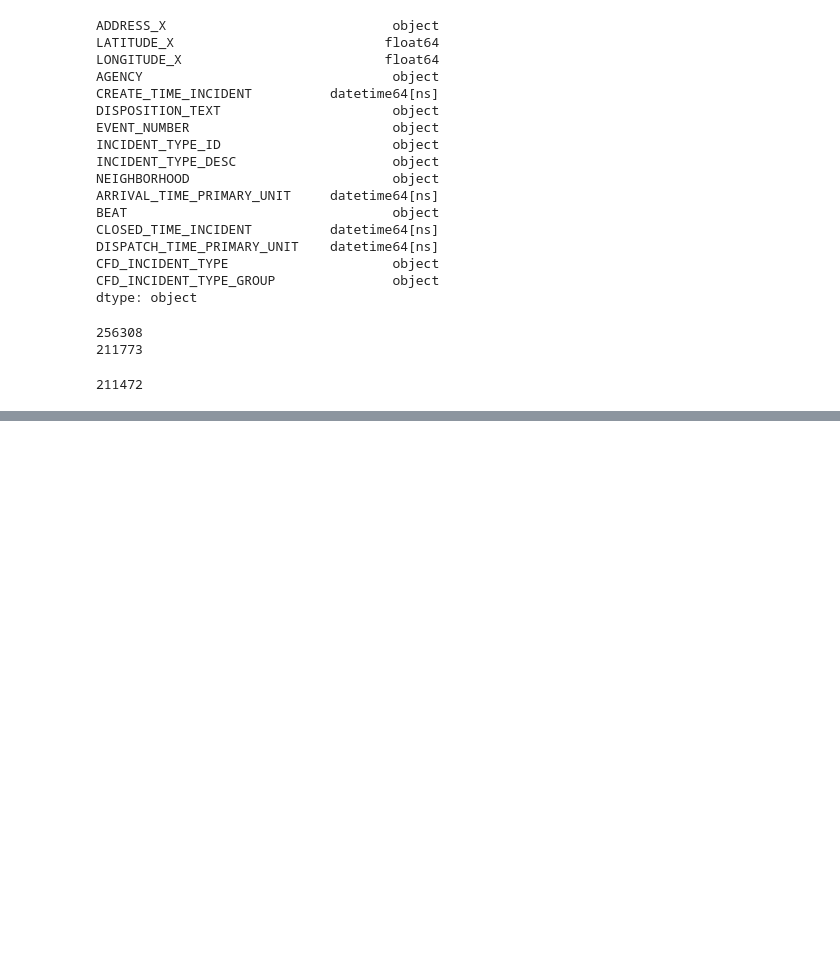
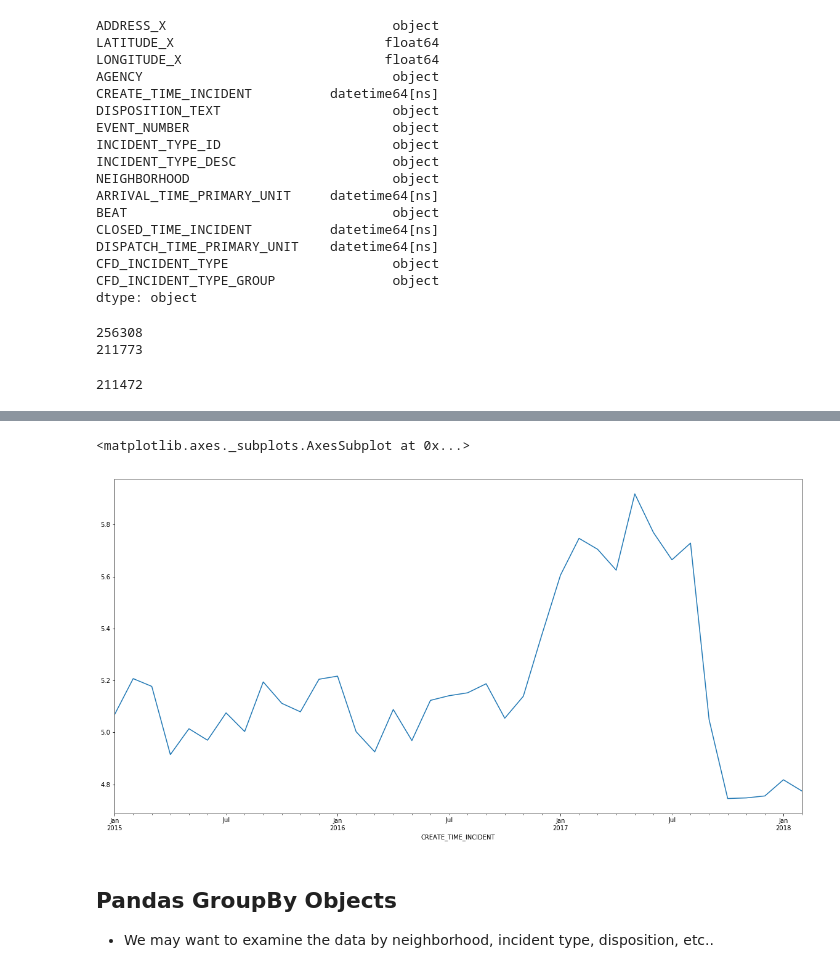
Before and after one commit to billmcmillin/python-data-day, a Jupyter notebook: sample/Visualization.ipynb, the cells around one changed output, grey strips where cells are left out. Drawn from its saved outputs; the diff is of its cells as text; code cells hidden in the pictures; blank space fills up the shorter version.

```diff
--- a/sample/Visualization.ipynb
+++ b/sample/Visualization.ipynb
@@ -72,0 +103,5 @@ import matplotlib.pyplot as plt
+# %%
+#patterns may emerge by grouping the data. What if we look at the mean by month?
+by_month = clean_df.groupby(clean_df['CREATE_TIME_INCIDENT'].dt.to_period('M'))
+mean_monthly_TTA = by_month['TTA'].mean()
+mean_monthly_TTA
@@ -72,0 +126,9 @@ import matplotlib.pyplot as plt
+# %%
+plt.figure(figsize=(20,10))
+mean_monthly_TTA.plot()
+# %% [output]
+<matplotlib.axes._subplots.AxesSubplot at 0x...>
+[figure, added]
+# %% [markdown]
+## Pandas GroupBy Objects
+* We may want to examine the data by neighborhood, incident type, disposition, etc..
```
Also changed, not shown: parts of 8 cells of this notebook, 1 other file.
